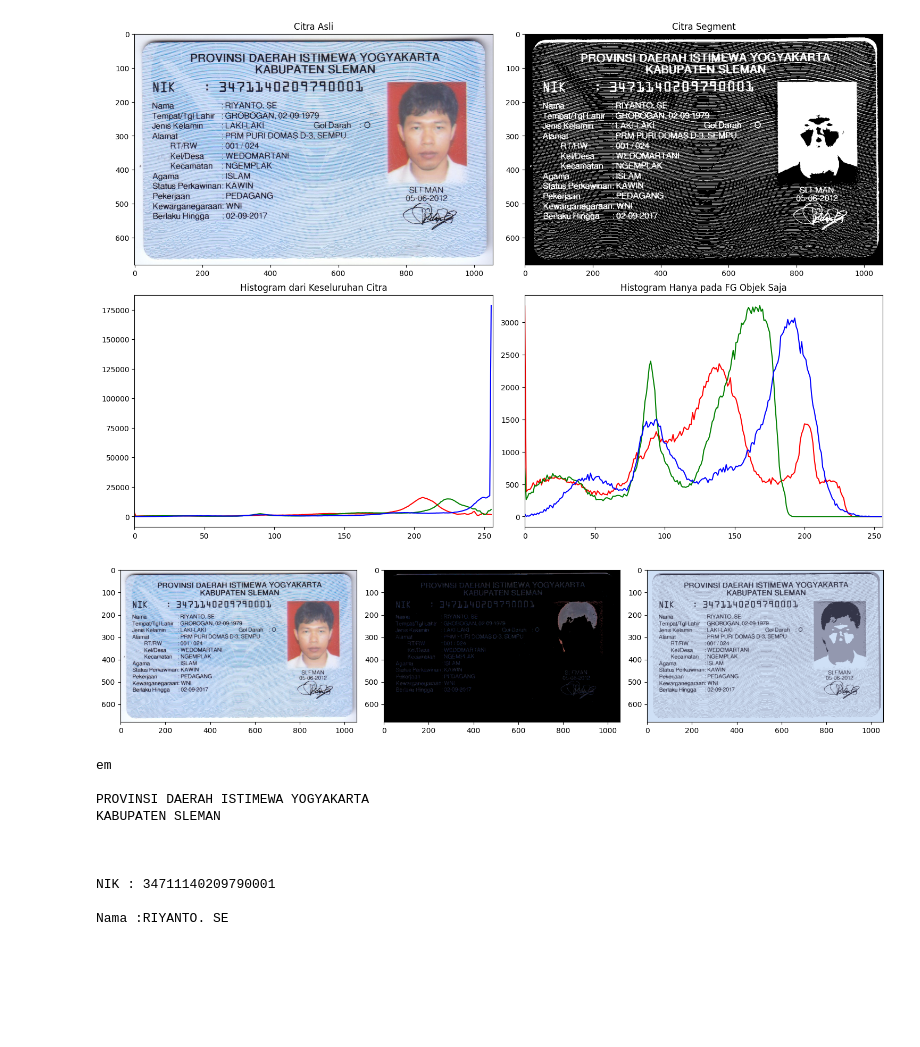
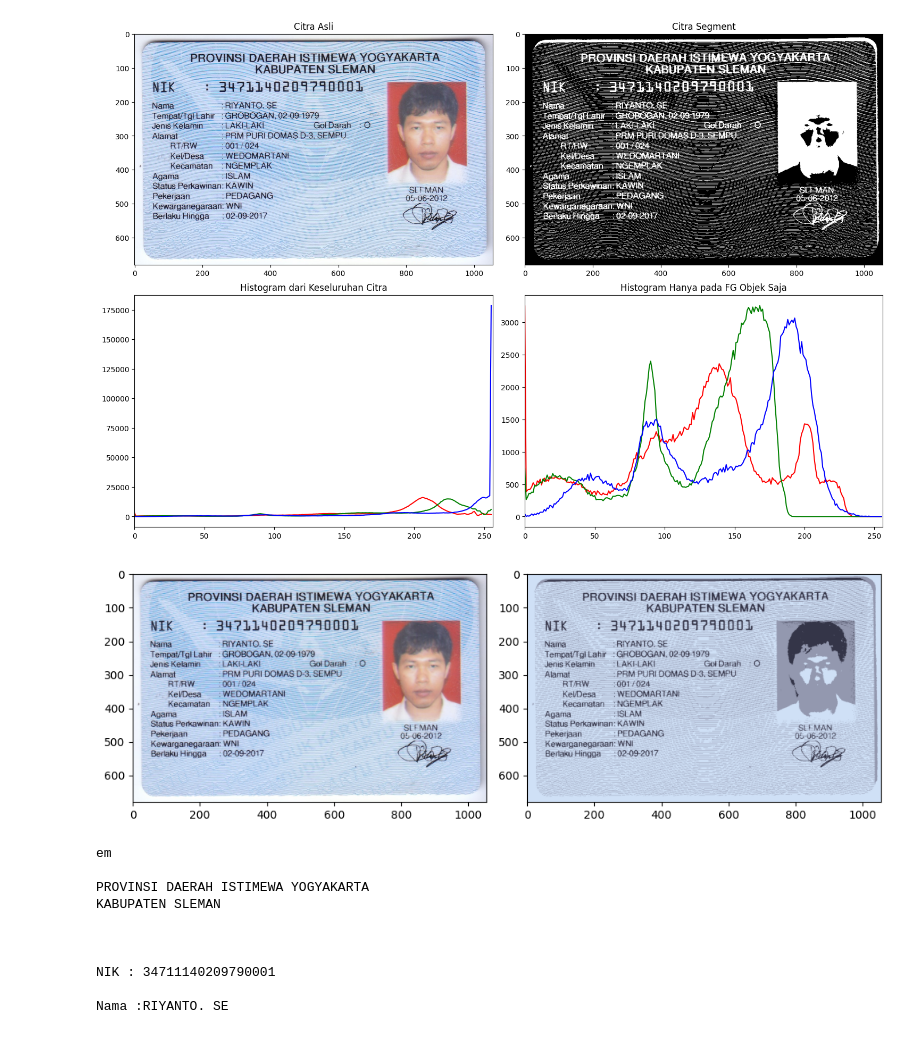
Before and after one commit to akfalah/03_AhmadKhoirulFalah, a Jupyter notebook: Week10.ipynb, the cells around one changed output. Saved outputs shown, nothing was run; the diff lists cells and outputs as text; code cells hidden in the pictures; blank space fills up the shorter version.

```diff
--- a/Week10.ipynb
+++ b/Week10.ipynb
@@ -202,45 +186,34 @@ plt.show()
 # %%
 image = cv.imread('/content/drive/MyDrive/pcvk/KTP-Riyanto.jpg')
 image = cv.cvtColor(image, cv.COLOR_BGR2RGB)
 
 # Ubah citra ke bentuk 2D
 pixel_values = image.reshape((-1, 3))  # Mengubah citra menjadi 2D
 pixel_values = np.float32(pixel_values)  # Mengubah tipe data menjadi float32
 
 # K-Means clustering
 k = 3  # Jumlah kluster
 criteria = (cv.TERM_CRITERIA_EPS + cv.TERM_CRITERIA_MAX_ITER, 100, 0.2)
 _, labels, centers = cv.kmeans(pixel_values, k, None, criteria, 10, cv.KMEANS_RANDOM_CENTERS)
 
 # Mengubah tipe data kembali ke uint8
 centers = np.uint8(centers)
 segmented_image = centers[labels.flatten()]
 segmented_image = segmented_image.reshape(image.shape)
 
-# Mendapatkan warna biru
-# Asumsi: warna biru memiliki nilai R, G, B yang lebih rendah
-blue_cluster_index = np.argmax(centers[:, 2] - centers[:, 0] - centers[:, 1])  # Cari kluster yang paling biru
-mask = (labels.reshape(image.shape[:2]) == blue_cluster_index).astype(np.uint8) * 255  # Buat mask untuk kluster biru
-
-# Terapkan mask untuk menampilkan hanya warna biru
-result = cv.bitwise_and(image, image, mask=mask)
-
 # Tampilkan hasil
 plt.figure(figsize=(15, 10))
 
 plt.subplot(1, 3, 1)
 plt.imshow(image)
 
 plt.subplot(1, 3, 2)
-plt.imshow(result)
-
-plt.subplot(1, 3, 3)
 plt.imshow(segmented_image)
 
 plt.tight_layout()
 plt.show()
 # %% [output]
-[figure, old version]
+[figure, new version]
 # %%
 # Load the image
 img = cv.imread('/content/drive/MyDrive/pcvk/KTP-Riyanto.jpg')
```
Also changed, not shown: parts of 2 cells of this notebook.
